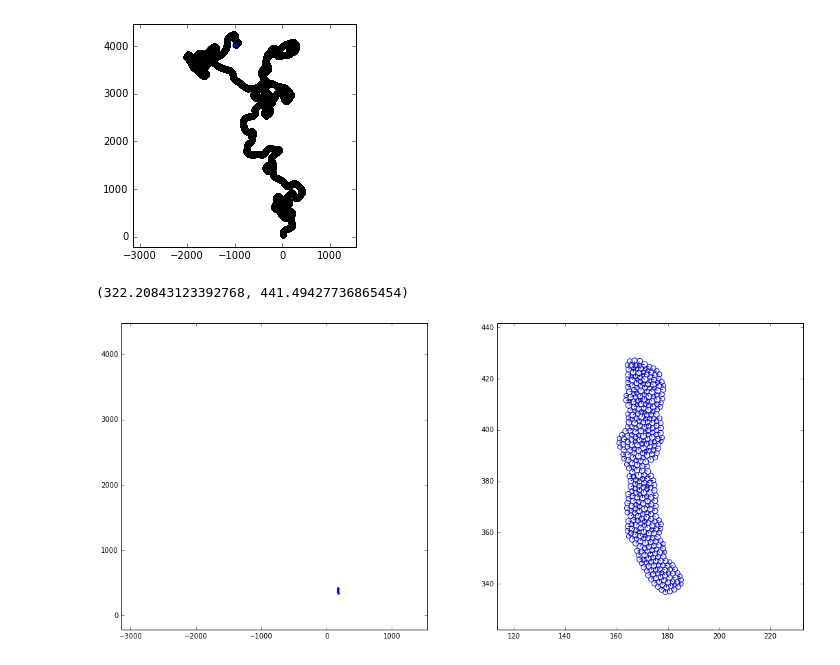
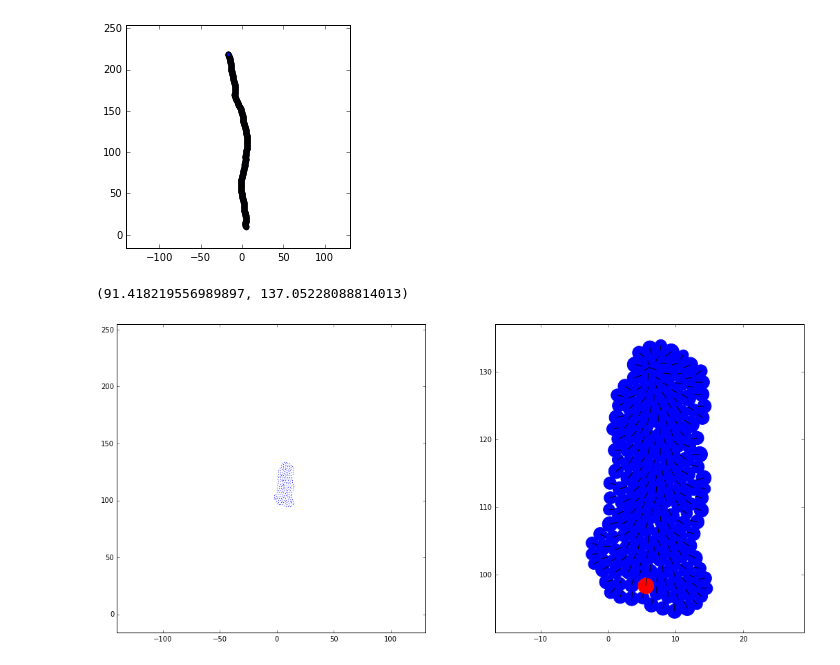
Before and after one commit to JesseSlim/comp-phys-2016-cd, a Jupyter notebook: CreateAnimation.ipynb, the cells around one changed output. Cells and saved outputs as stored; diff of their text form; code cells hidden in the pictures.

```diff
--- a/CreateAnimation.ipynb
+++ b/CreateAnimation.ipynb
@@ -13,8 +13,8 @@ def print_fl(x):
     print(x)
     sys.stdout.flush()
 # %%
-InFile = "output-run-tumble.npz"
-OutDir = "run-tumble"
+InFile = "output_200_0.14_0.07.npz"
+OutDir = "testje"
 
 if not os.path.exists(OutDir):
     os.makedirs(OutDir)
@@ -42,43 +42,44 @@ plt.xlim(MigrationCenter[0] + np.array([-1, 1]) * MigrationReach/2 * 1.1)
 plt.ylim(MigrationCenter[1] + np.array([-1, 1]) * MigrationReach/2 * 1.1)
 plt.gca().set_aspect('equal')
 # %% [output]
-[figure, old version]
+[figure, new version]
 # %%
 SaveLocation = Data["SaveLocation"]
 SaveOrientation = Data["SaveOrientation"]
 Radius = Data["Radius"]
 
 NumParticles = SaveLocation.shape[1]
 
 MarginFactorSheet = 1.1
 MarginFactorCloseup = 1.0
 
-t = 2000
+t = 500
 
 plt.figure(figsize=(18,8))
 axSheet = plt.subplot(121, aspect='equal')
 #circles.circles(SaveLocation[t,:,0], SaveLocation[t,:,1], Radius, fc='none')
 plt.scatter(SaveLocation[t,:,0], SaveLocation[t,:,1], s=0.1, color='b')
 
 plt.xlim(MigrationCenter[0] + np.array([-1, 1]) * MigrationReach/2 * MarginFactorSheet)
 plt.ylim(MigrationCenter[1] + np.array([-1, 1]) * MigrationReach/2 * MarginFactorSheet)
 
 axCloseUp = plt.subplot(122, aspect='equal')
-circles.circles(SaveLocation[t,:,0], SaveLocation[t,:,1], Radius, facecolors='r', facecolor='r')
+circles.circles(SaveLocation[t,1:,0], SaveLocation[t,1:,1], Radius[1:])
+circles.circles(SaveLocation[t,0,0], SaveLocation[t,0,1], Radius[0], color='r')
 
 EndPoints = SaveLocation[t,:,:] + np.array([Radius * np.cos(SaveOrientation[t,:]), Radius * np.sin(SaveOrientation[t,:])]).T
 LineSegments = np.zeros((NumParticles, 2, 2))
 LineSegments[:,0,:] = SaveLocation[t,:,:]
 LineSegments[:,1,:] = EndPoints
 
 lines = LineCollection(LineSegments, color='k')
 axCloseUp.add_collection(lines)
 
 plt.xlim(Centers[t,0] + np.array([-1, 1]) * ExtremeSize/2 * MarginFactorCloseup)
 plt.ylim(Centers[t,1] + np.array([-1, 1]) * ExtremeSize/2 * MarginFactorCloseup)
 # %% [output]
-(322.20843123392768, 441.49427736865454)
+(91.418219556989897, 137.05228088814013)
-[figure, old version]
+[figure, new version]
 # %%
 SaveLocation = Data["SaveLocation"]
 SaveOrientation = Data["SaveOrientation"]
```
Also changed, not shown: parts of 2 cells of this notebook, 3 other files.
